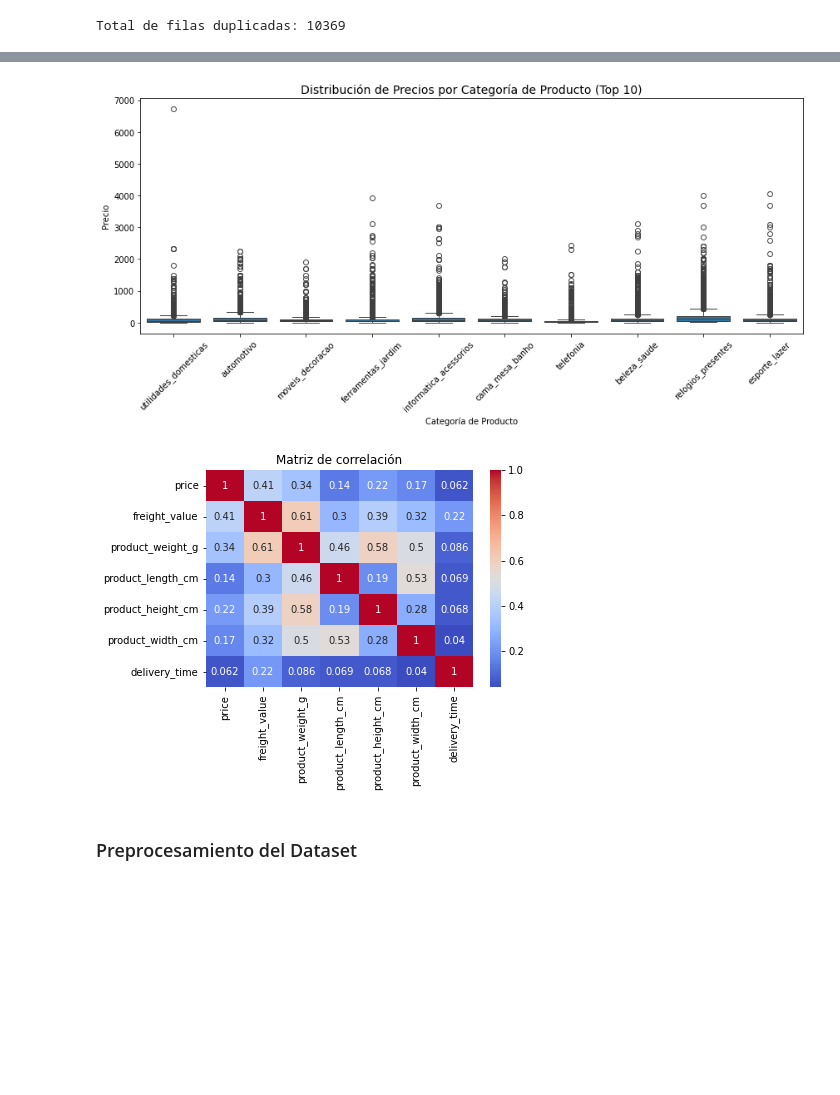
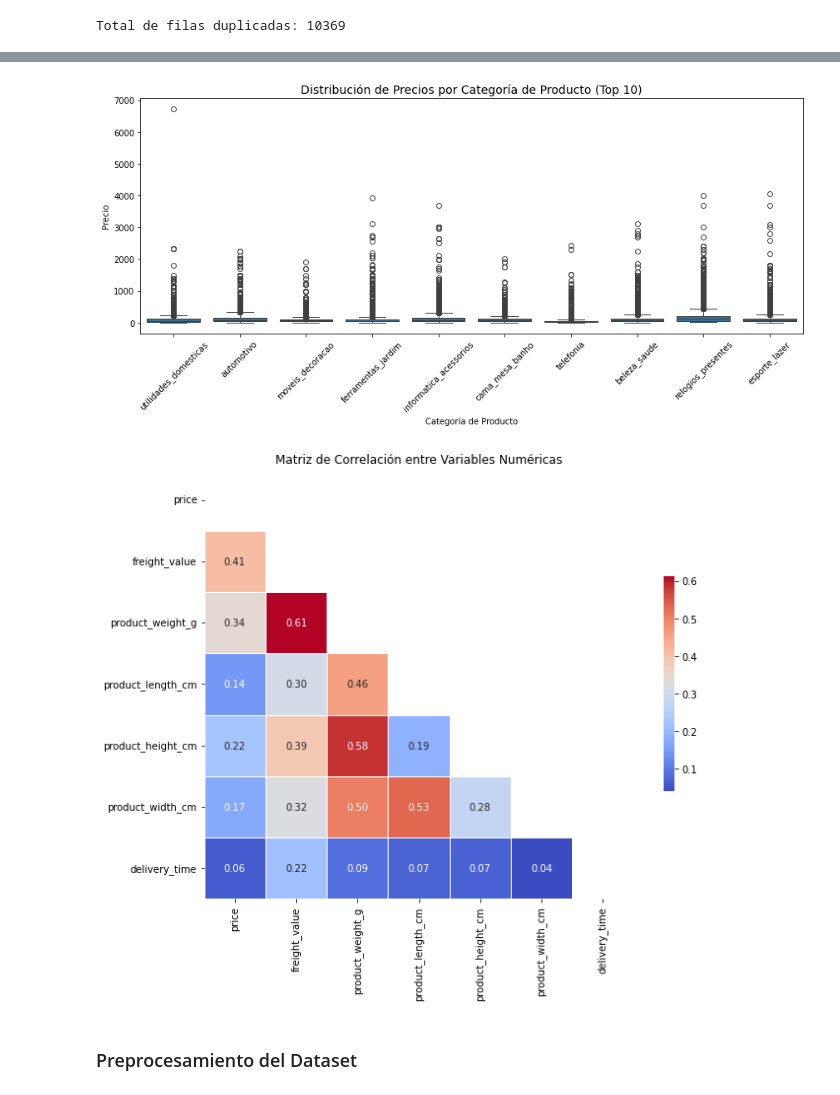
Before and after one commit to vgcarlol/proy3_MD, a Jupyter notebook: eda_report.ipynb, the cells around one changed output, grey strips where cells are left out. Saved outputs shown, nothing was run; the diff lists cells and outputs as text; code cells hidden in the pictures; blank space fills up the shorter version.

Commit message:
gráfico de correlación con mejoras visuales

```diff
--- a/eda_report.ipynb
+++ b/eda_report.ipynb
@@ -125,39 +125,47 @@ sns.boxplot(data=df[df['product_category_name'].isin(top_cats)],
             x='product_category_name', y='price')
 plt.xticks(rotation=45)
 plt.title("Distribución de Precios por Categoría de Producto (Top 10)", fontsize=14)
 plt.xlabel("Categoría de Producto")
 plt.ylabel("Precio")
 plt.tight_layout()
 plt.show()
 
 
-# Matriz de correlación
-num_vars = ['price', 'freight_value', 'product_weight_g', 'product_length_cm', 'product_height_cm', 'product_width_cm', 'delivery_time']
-corr = df[num_vars].corr()
-sns.heatmap(corr, annot=True, cmap="coolwarm")
-plt.title("Matriz de correlación")
+# Matriz de correlación con mejoras visuales
+plt.figure(figsize=(10, 8))
+num_vars = [
+    'price', 'freight_value', 'product_weight_g', 'product_length_cm',
+    'product_height_cm', 'product_width_cm', 'delivery_time'
+]
+correlacion = df[num_vars].corr()
+
+mask = np.triu(np.ones_like(correlacion, dtype=bool))  # Solo parte inferior
+sns.heatmap(correlacion, annot=True, fmt=".2f", cmap='coolwarm', mask=mask,
+            square=True, linewidths=0.5, cbar_kws={"shrink": .5})
+plt.title("Matriz de Correlación entre Variables Numéricas")
+plt.tight_layout()
 plt.show()
 # %% [output]
        delivery_time          price  freight_value   review_score  \
 count  108478.000000  108478.000000  108478.000000  108478.000000
 mean       11.965919     119.797846      19.966495       4.083160
 std         9.350419     180.453399      15.699066       1.345792
 min         0.000000       0.850000       0.000000       1.000000
 25%         6.000000      39.900000      13.080000       4.000000
 50%        10.000000      74.900000      16.280000       5.000000
 75%        15.000000     134.000000      21.150000       5.000000
 max       208.000000    6735.000000     409.680000       5.000000
 
        product_weight_g  product_length_cm  product_height_cm  \
 count     108478.000000      108478.000000      108478.000000
 ... (13 lines left out)
 25%           15.000000                 13.000000       1.000000
 50%           20.000000                 32.000000       1.000000
 75%           30.000000                 55.000000       1.000000
 max          118.000000                 72.000000       1.000000
 [figure]
 [figure]
-[figure, old version]
+[figure, new version]
 # %% [markdown]
 ### Preprocesamiento del Dataset
 # %%
```
